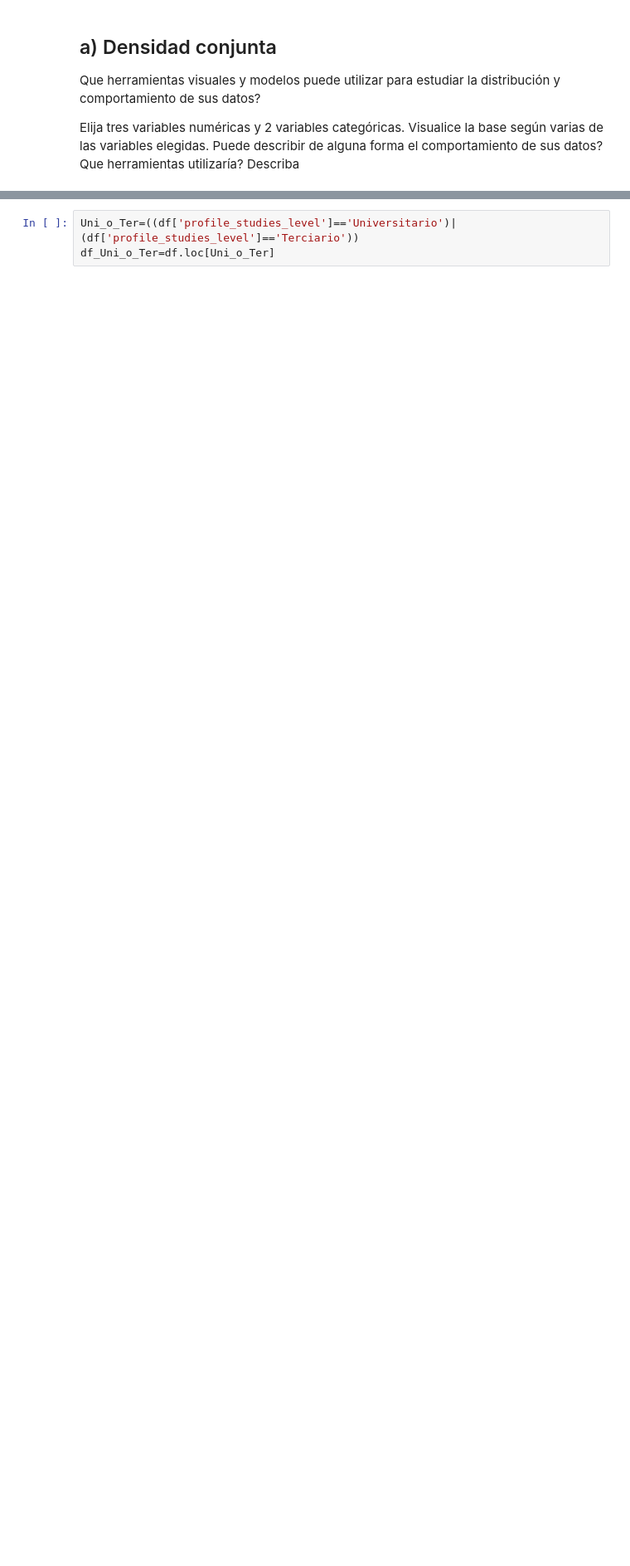
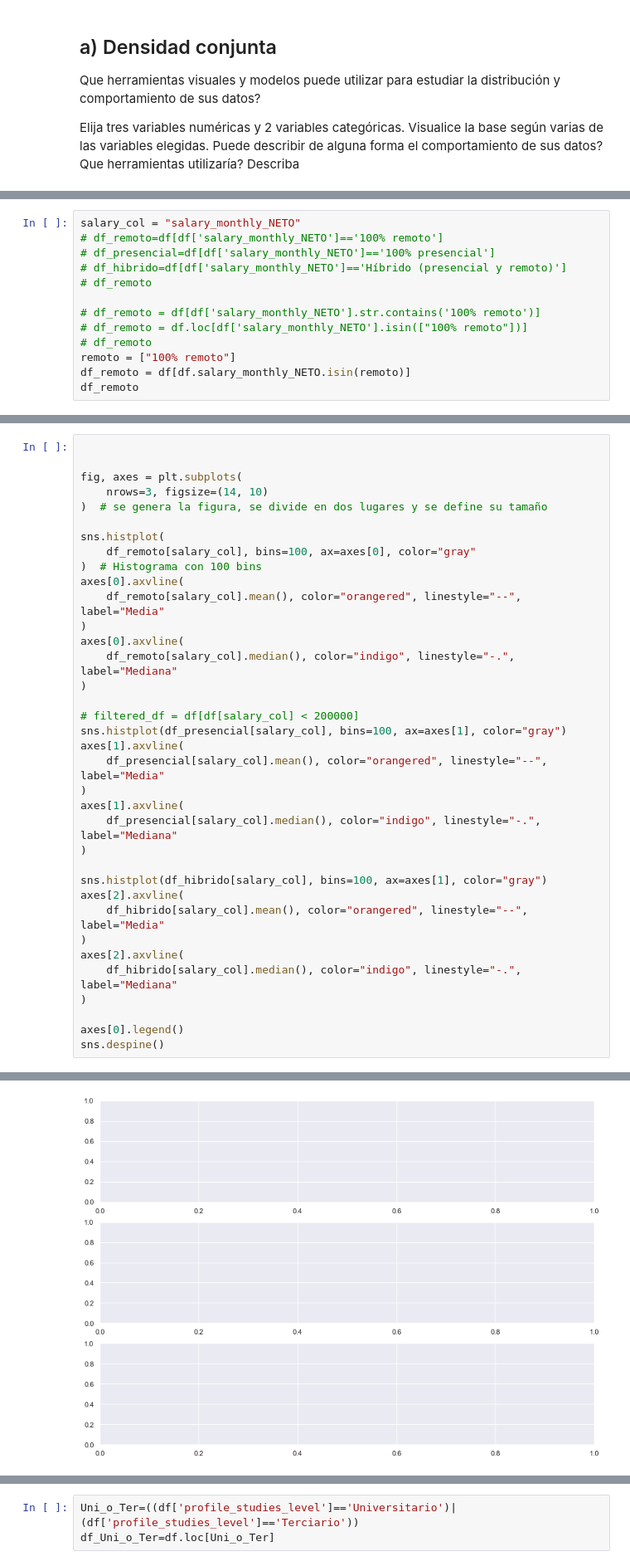
Before and after one commit to JeroFotinos/diplo_datos, a Jupyter notebook: Consignas_Entregable_AyVD - Parte 1.ipynb, the cells around one changed output, grey strips where cells are left out. Shown at 83% size. Cells and saved outputs as stored; diff of their text form; blank space fills up the shorter version.

```diff
--- a/Consignas_Entregable_AyVD - Parte 1.ipynb
+++ b/Consignas_Entregable_AyVD - Parte 1.ipynb
@@ -537,0 +835,13 @@ Elija tres variables numéricas y 2 variables categóricas. Visualice la base se
+# %%
+salary_col = "salary_monthly_NETO"
+# df_remoto=df[df['salary_monthly_NETO']=='100% remoto']
+# df_presencial=df[df['salary_monthly_NETO']=='100% presencial']
+# df_hibrido=df[df['salary_monthly_NETO']=='Híbrido (presencial y remoto)']
+# df_remoto
+
+# df_remoto = df[df['salary_monthly_NETO'].str.contains('100% remoto')]
+# df_remoto = df.loc[df['salary_monthly_NETO'].isin(["100% remoto"])]
+# df_remoto
+remoto = ["100% remoto"]
+df_remoto = df[df.salary_monthly_NETO.isin(remoto)]
+df_remoto
@@ -537,0 +851,37 @@ Elija tres variables numéricas y 2 variables categóricas. Visualice la base se
+# %%
+
+
+fig, axes = plt.subplots(
+    nrows=3, figsize=(14, 10)
+)  # se genera la figura, se divide en dos lugares y se define su tamaño
+
+sns.histplot(
+    df_remoto[salary_col], bins=100, ax=axes[0], color="gray"
+)  # Histograma con 100 bins
+axes[0].axvline(
+    df_remoto[salary_col].mean(), color="orangered", linestyle="--", label="Media"
+)
+axes[0].axvline(
+    df_remoto[salary_col].median(), color="indigo", linestyle="-.", label="Mediana"
+)
+
+# filtered_df = df[df[salary_col] < 200000]
+sns.histplot(df_presencial[salary_col], bins=100, ax=axes[1], color="gray")
+axes[1].axvline(
+    df_presencial[salary_col].mean(), color="orangered", linestyle="--", label="Media"
+)
+axes[1].axvline(
+    df_presencial[salary_col].median(), color="indigo", linestyle="-.", label="Mediana"
+)
+
+sns.histplot(df_hibrido[salary_col], bins=100, ax=axes[1], color="gray")
+axes[2].axvline(
+    df_hibrido[salary_col].mean(), color="orangered", linestyle="--", label="Media"
+)
+axes[2].axvline(
+    df_hibrido[salary_col].median(), color="indigo", linestyle="-.", label="Mediana"
+)
+
+axes[0].legend()
+sns.despine()
+# %% [output]
@@ -537,0 +889 @@ Elija tres variables numéricas y 2 variables categóricas. Visualice la base se
+[figure, added]
```
Also changed, not shown: parts of 56 cells of this notebook.
